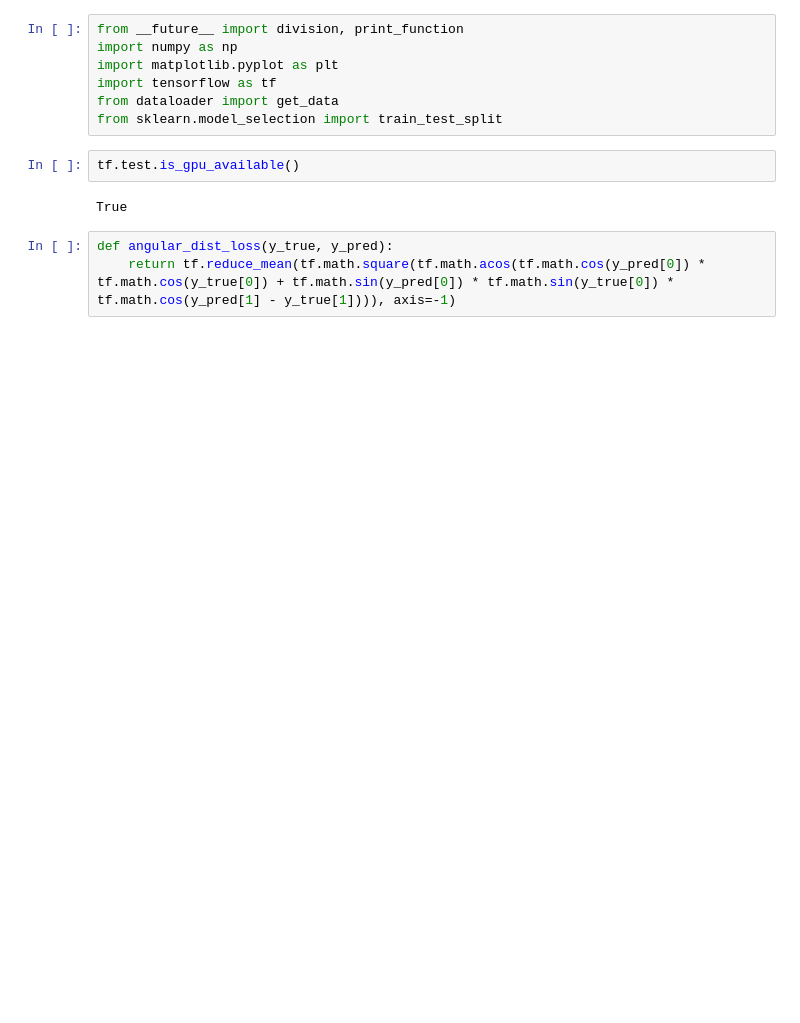
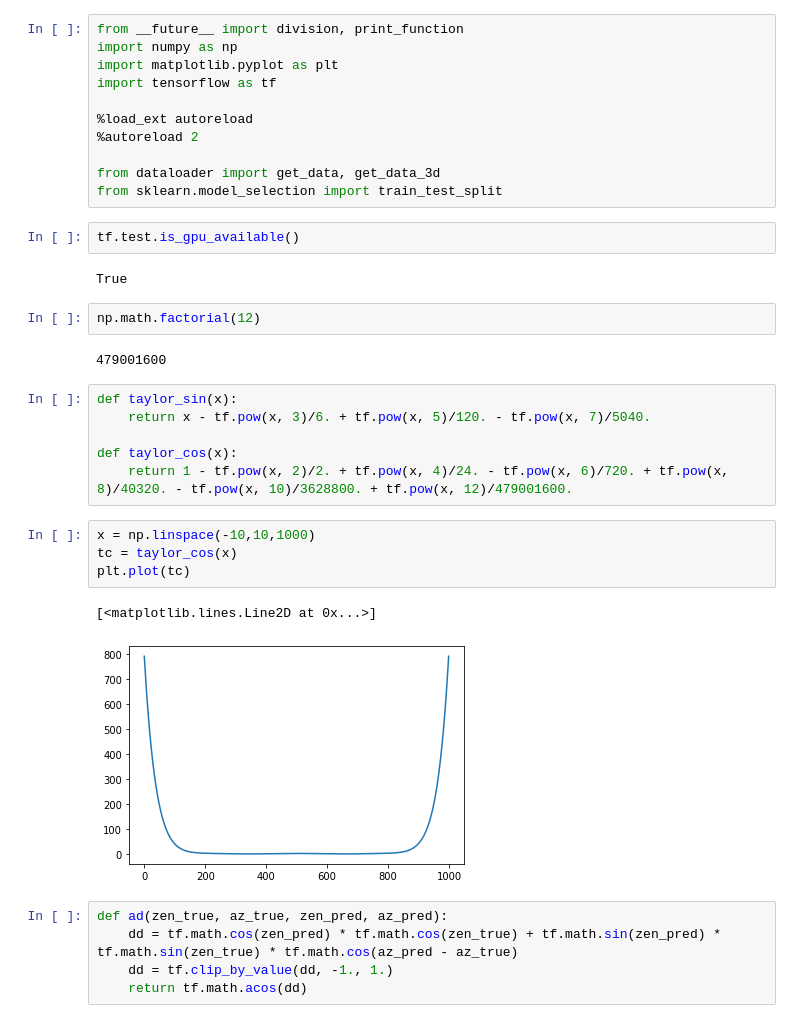
Before and after one commit to philippeller/IceNet, a Jupyter notebook: IceNet.ipynb, the cells around one changed output. Drawn from its saved outputs; the diff is of its cells as text; blank space fills up the shorter version.

```diff
--- a/IceNet.ipynb
+++ b/IceNet.ipynb
@@ -3,12 +3,35 @@ from __future__ import division, print_function
 import numpy as np
 import matplotlib.pyplot as plt
 import tensorflow as tf
-from dataloader import get_data
+
+%load_ext autoreload
+%autoreload 2
+
+from dataloader import get_data, get_data_3d
 from sklearn.model_selection import train_test_split
 # %%
 tf.test.is_gpu_available()
 # %% [output]
 True
-# %%
-def angular_dist_loss(y_true, y_pred):
-    return tf.reduce_mean(tf.math.square(tf.math.acos(tf.math.cos(y_pred[0]) * tf.math.cos(y_true[0]) + tf.math.sin(y_pred[0]) * tf.math.sin(y_true[0]) * tf.math.cos(y_pred[1] - y_true[1]))), axis=-1)
+# %%
+np.math.factorial(12)
+# %% [output]
+479001600
+# %%
+def taylor_sin(x):
+    return x - tf.pow(x, 3)/6. + tf.pow(x, 5)/120. - tf.pow(x, 7)/5040.
+
+def taylor_cos(x):
+    return 1 - tf.pow(x, 2)/2. + tf.pow(x, 4)/24. - tf.pow(x, 6)/720. + tf.pow(x, 8)/40320. - tf.pow(x, 10)/3628800. + tf.pow(x, 12)/479001600.
+# %%
+x = np.linspace(-10,10,1000)
+tc = taylor_cos(x)
+plt.plot(tc)
+# %% [output]
+[<matplotlib.lines.Line2D at 0x...>]
+[figure, added]
+# %%
+def ad(zen_true, az_true, zen_pred, az_pred):
+    dd = tf.math.cos(zen_pred) * tf.math.cos(zen_true) + tf.math.sin(zen_pred) * tf.math.sin(zen_true) * tf.math.cos(az_pred - az_true)
+    dd = tf.clip_by_value(dd, -1., 1.)
+    return tf.math.acos(dd)
```
Also changed, not shown: parts of 29 cells of this notebook, 1 other file.
